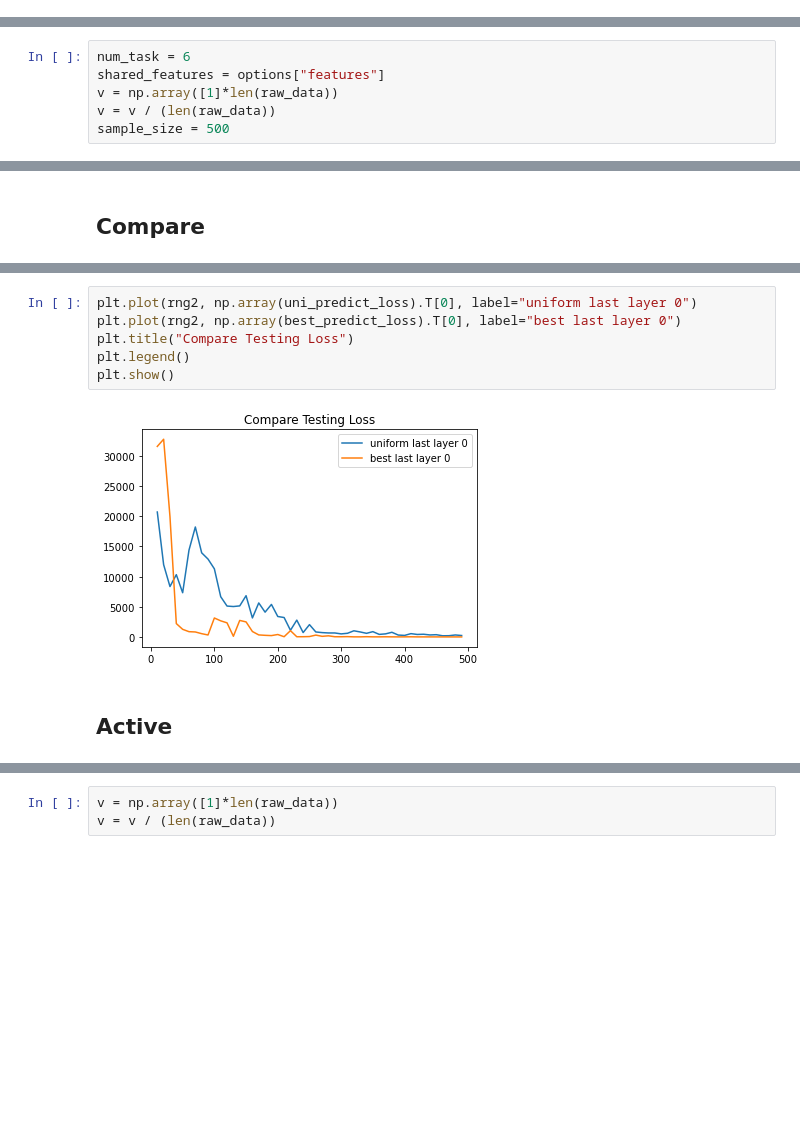
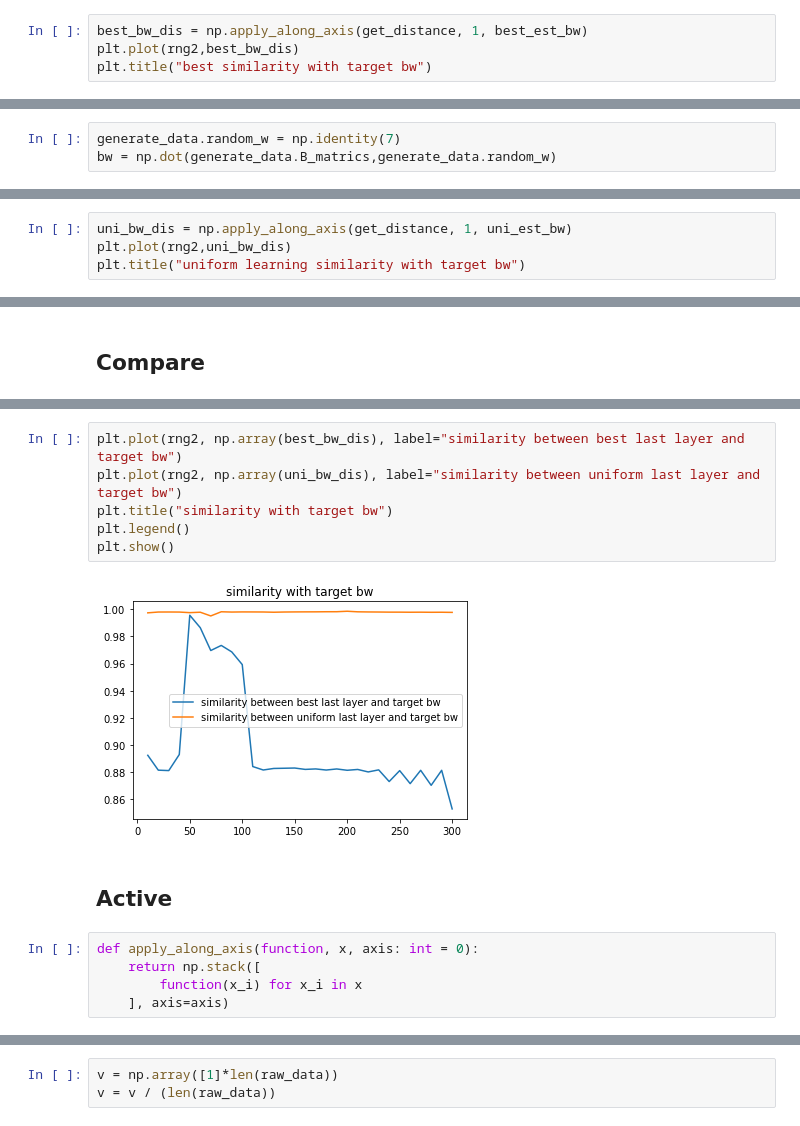
Before and after one commit to WendyH1108/AL-Robotics, a Jupyter notebook: new_al.ipynb, the cells around one changed output, grey strips where cells are left out. Drawn from its saved outputs; the diff is of its cells as text; blank space fills up the shorter version.

```diff
--- a/new_al.ipynb
+++ b/new_al.ipynb
@@ -85,0 +142,4 @@ plt.show()
+# %%
+best_bw_dis = np.apply_along_axis(get_distance, 1, best_est_bw)
+plt.plot(rng2,best_bw_dis)
+plt.title("best similarity with target bw")
@@ -86,8 +149,5 @@ plt.show()
 # %% [markdown]
 ## Uniform
-# %%
-num_task = 6
-shared_features = options["features"]
-v = np.array([1]*len(raw_data))
-v = v / (len(raw_data))
-sample_size = 500
+# %%
+generate_data.random_w = np.identity(7)
+bw = np.dot(generate_data.B_matrics,generate_data.random_w)
@@ -145,0 +248,4 @@ plt.plot(rng2, np.array(uni_predict_loss).T[0], label=0)
+# %%
+uni_bw_dis = np.apply_along_axis(get_distance, 1, uni_est_bw)
+plt.plot(rng2,uni_bw_dis)
+plt.title("uniform learning similarity with target bw")
@@ -156,13 +289,18 @@ plt.show()
 # %%
-plt.plot(rng2, np.array(uni_predict_loss).T[0], label="uniform last layer 0")
-plt.plot(rng2, np.array(best_predict_loss).T[0], label="best last layer 0")
-plt.title("Compare Testing Loss")
+plt.plot(rng2, np.array(best_bw_dis), label="similarity between best last layer and target bw")
+plt.plot(rng2, np.array(uni_bw_dis), label="similarity between uniform last layer and target bw")
+plt.title("similarity with target bw")
 plt.legend()
 plt.show()
 # %% [output]
-[figure, old version]
+[figure, new version]
 # %% [markdown]
 ## Active
+# %%
+def apply_along_axis(function, x, axis: int = 0):
+    return np.stack([
+        function(x_i) for x_i in x
+    ], axis=axis)
 # %%
 def update_v(ws, best_w):
   new_v = np.linalg.lstsq(ws.detach().numpy(), best_w.detach().numpy().T)[0]
```
Also changed, not shown: parts of 57 cells of this notebook, 2 other files.
